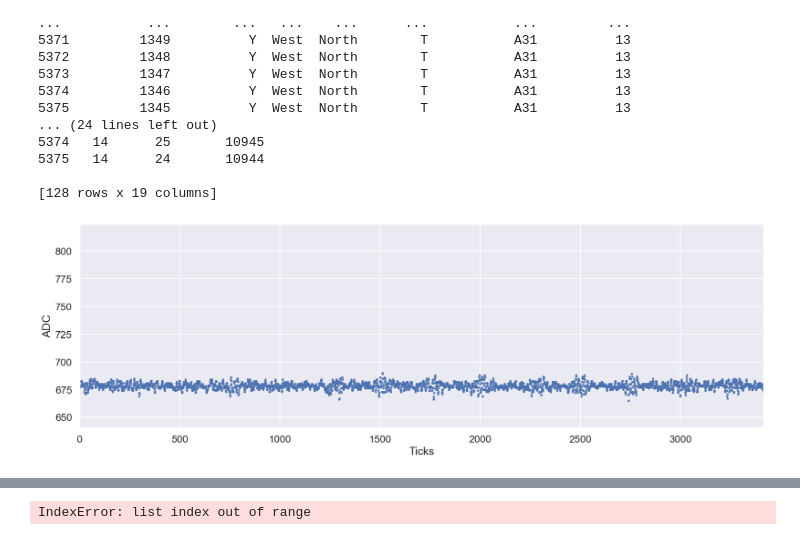
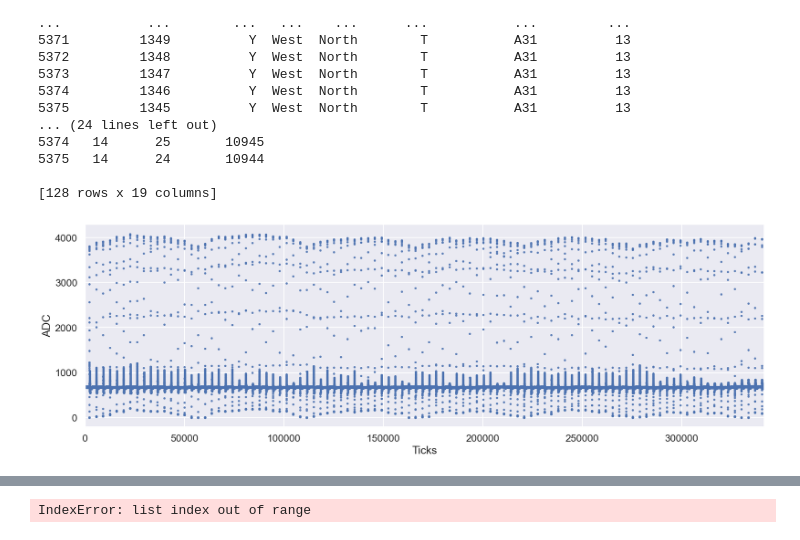
Before and after one commit to dacarber/sbn_noise_repo, a Jupyter notebook: sbnd/noise_plotting/Wavform_studies.ipynb, the cells around one changed output, grey strips where cells are left out. Cells and saved outputs as stored; diff of their text form; code cells hidden in the pictures.

```diff
--- a/sbnd/noise_plotting/Wavform_studies.ipynb
+++ b/sbnd/noise_plotting/Wavform_studies.ipynb
@@ -21,5 +22,5 @@ from tqdm import tqdm
 # %%
-files =uproot.open(f"/Users/danielcarber/Documents/SBND/Noise Analysis/data/waveform_43.root")
+files =uproot.open(f"/Users/danielcarber/Documents/SBND/Noise Analysis/data/run12794/waveform_129.root")
 print(files.keys())
 print(files['tpc_noise;1'].keys())
 print(files['Event_info;1'].keys())
@@ -78,29 +79,29 @@ Waveform_df = pd.DataFrame(Waveform_df)
 # %%
 seaborn.set(rc={
     'figure.figsize':(20, 6),
 })
 seaborn.set_context('talk')
 #print(np.median(Waveform_df['Channel_1'][:np.argmax(Waveform_df['Channel_1'])-20]))
 #plt.plot(range(len(ADC_array[0][0])),ADC_array[0][4231])
 #plt.hist(signal_diff_coll,range = [0,300],bins = 100, label = "Coll")
 #plt.hist(signal_diff_ind_1,range = [0,300],bins = 100,alpha = .6, label = "Ind 1")
 #plt.hist(signal_diff_ind_2,range = [0,300],bins = 100, alpha = .2,label = "Ind 2")
 #plt.scatter(df['channel_id'],df['raw_rms'],alpha = 1, label = "RMS before shift",s = 10)
 #plt.scatter(df_2['channel_id'],df_2['raw_rms'],alpha = 1, label = "RMS after shift",s = 10)
 plt.scatter(range(len(raw_rms)),raw_rms ,alpha = .8,s = 5, label = "RMS of Channels w/ signals")
 
 #plt.hist(df['Time_diff'], range=[0, 2000],bins=50,alpha =1, label = "Time difference")
 #plt.hist(selection['reco_dedx'][ep_mask_e], range=[0, 10], alpha = .4,bins=50,label = "Reco Electrons")
 #plt.ylim(0,17.5)
-plt.xlim(0,3415*1)
+plt.xlim(0,3415*100)
 #plt.yscale("log")
 #plt.legend(loc = "upper right")
 plt.xlabel("Ticks")
 plt.ylabel("ADC")
 #plt.title("Rise Time of Channels East TPC, First Ind Plane")
 plt.show()
 # %% [output]
-[figure, old version]
+[figure, new version]
 # %%
 channel = 1000
 files = []
```
Also changed, not shown: parts of 2 cells of this notebook, 8 other files.
